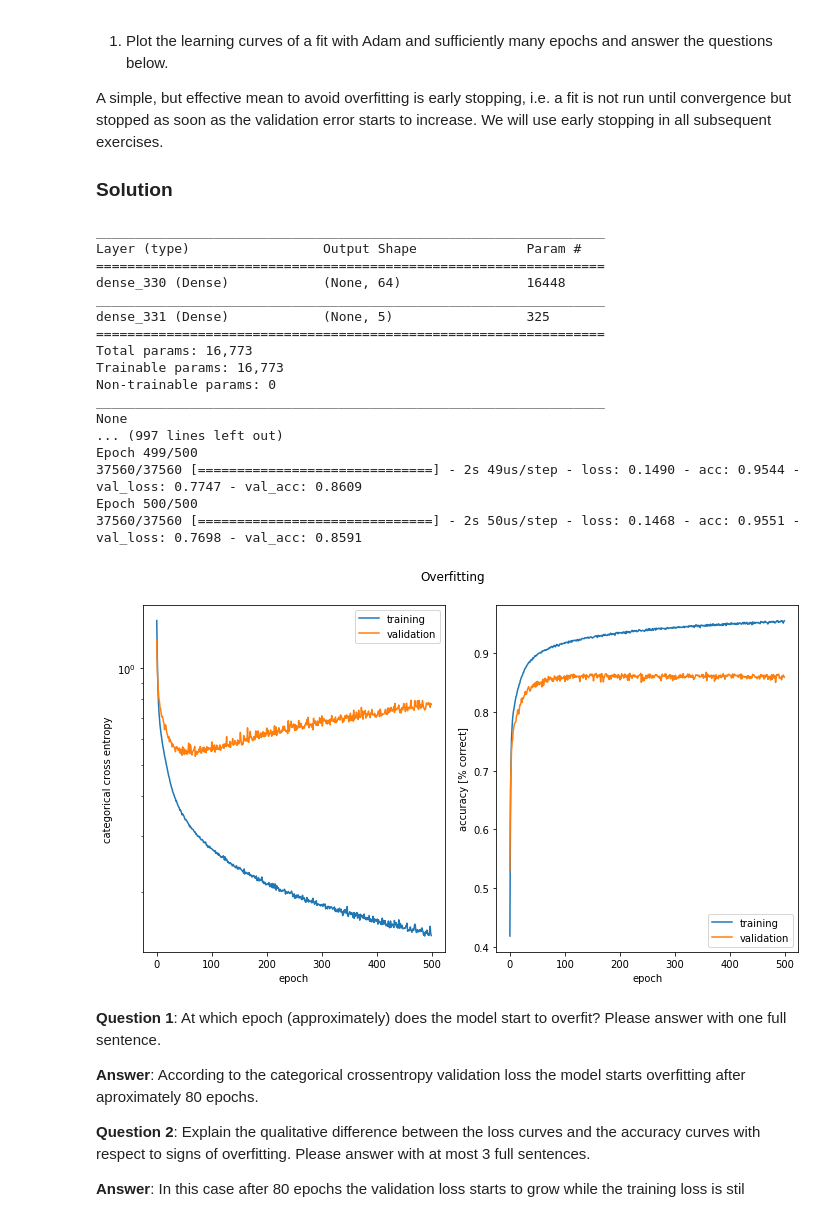
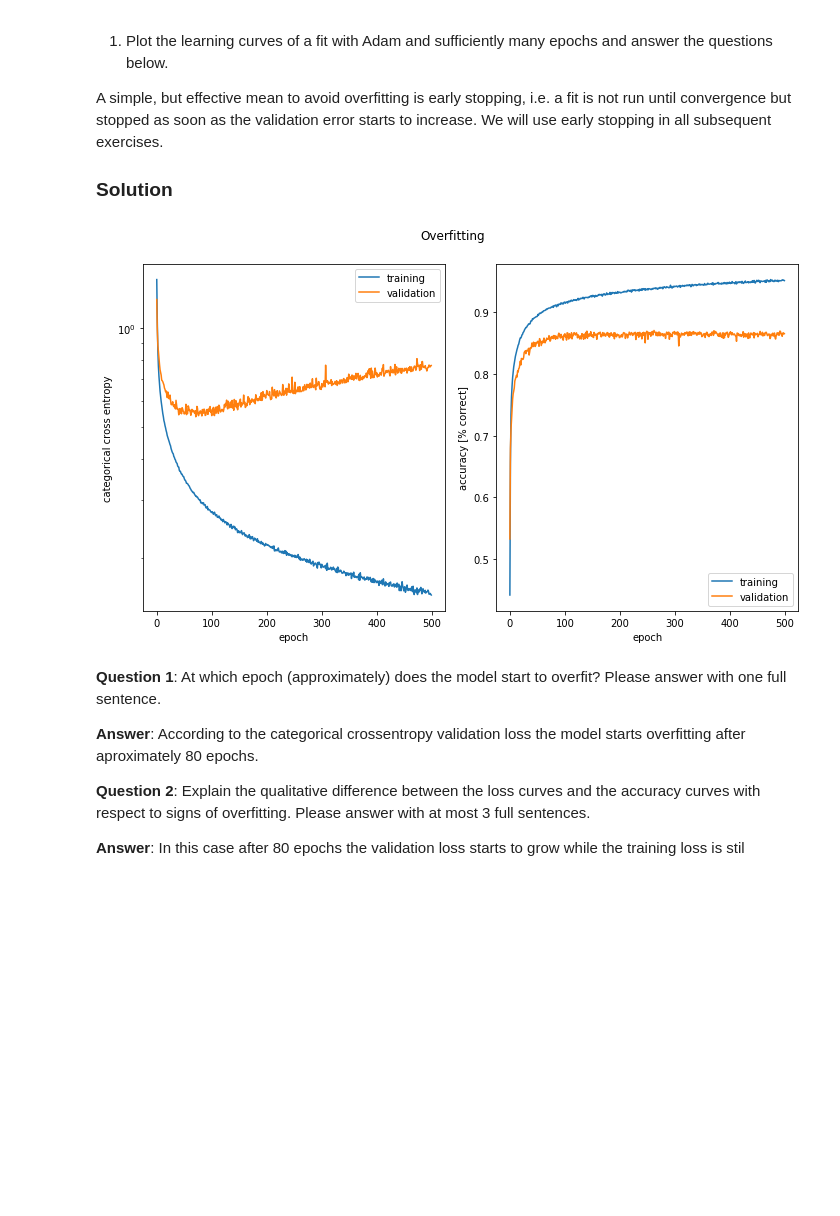
Before and after one commit to BrynjarGlims/ann_project_01, a Jupyter notebook: miniproject1.ipynb, the cells around one changed output. Cells and saved outputs as stored; diff of their text form; code cells hidden in the pictures; blank space fills up the shorter version.

```diff
--- a/miniproject1.ipynb
+++ b/miniproject1.ipynb
@@ -361,33 +358,15 @@ A simple, but effective mean to avoid overfitting is early stopping, i.e. a fit
 # %%
 model = Sequential()
 
 model.add(Dense(64, activation='relu', input_shape=(x_train.shape[1],)))
 model.add(Dense(5, activation='softmax'))
 model.compile(loss='categorical_crossentropy',
               optimizer='adam',
              metrics=['accuracy'])
-print(model.summary())
 
-plot_history(model.fit(x_train, y_train, epochs=500, batch_size=128, validation_data=(x_test, y_test)), 'Overfitting')
+plot_history(model.fit(x_train, y_train, epochs=500, batch_size=128, validation_data=(x_test, y_test), verbose=0), 'Overfitting')
 # %% [output]
-_________________________________________________________________
-Layer (type)                 Output Shape              Param #
-=================================================================
-dense_330 (Dense)            (None, 64)                16448
-_________________________________________________________________
-dense_331 (Dense)            (None, 5)                 325
-=================================================================
-Total params: 16,773
-Trainable params: 16,773
-Non-trainable params: 0
-_________________________________________________________________
-None
-... (997 lines left out)
-Epoch 499/500
-37560/37560 [==============================] - 2s 49us/step - loss: 0.1490 - acc: 0.9544 - val_loss: 0.7747 - val_acc: 0.8609
-Epoch 500/500
-37560/37560 [==============================] - 2s 50us/step - loss: 0.1468 - acc: 0.9551 - val_loss: 0.7698 - val_acc: 0.8591
-[figure, old version]
+[figure, new version]
 # %% [markdown]
 **Question 1**: At which epoch (approximately) does the model start to overfit? Please answer with one full sentence.
 
```
Also changed, not shown: parts of 11 cells of this notebook.
